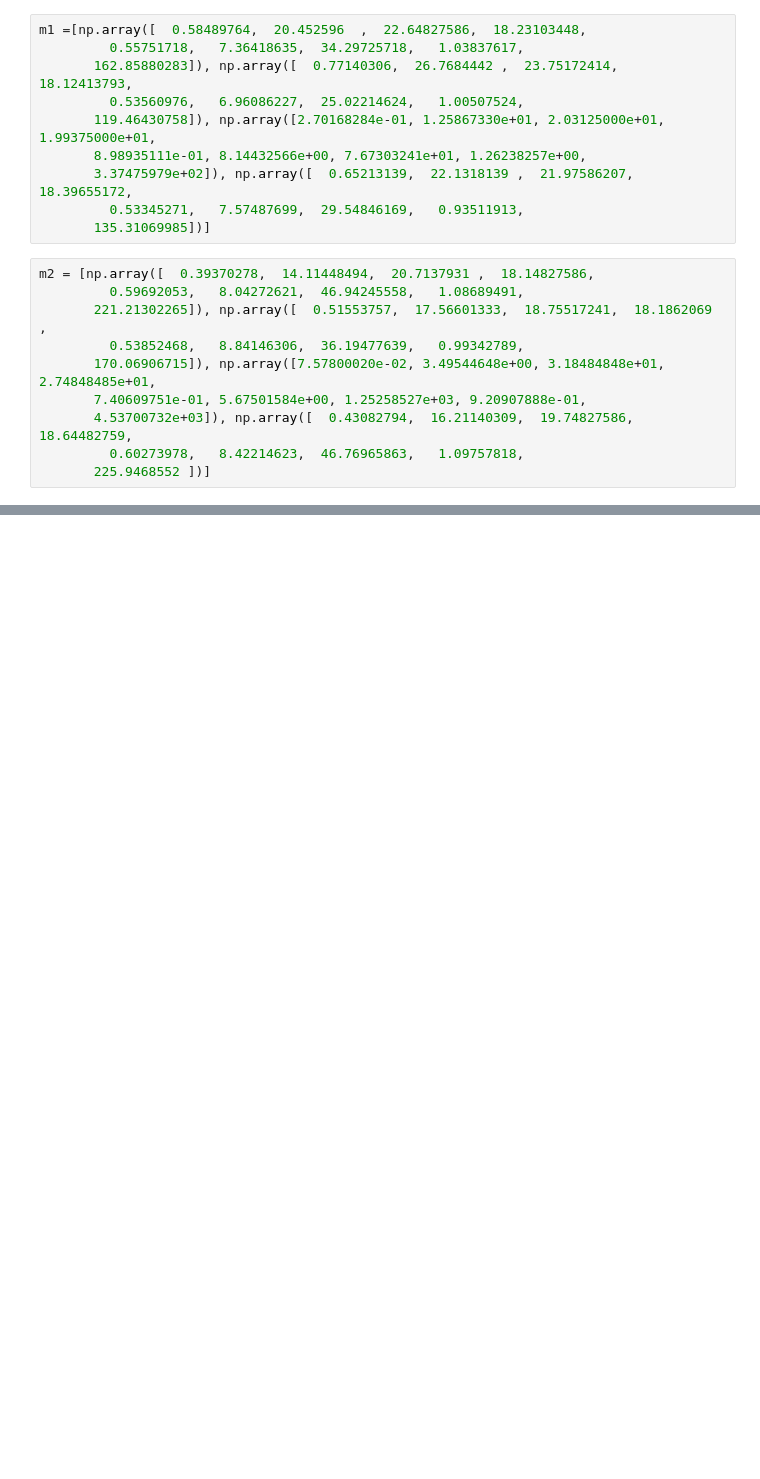
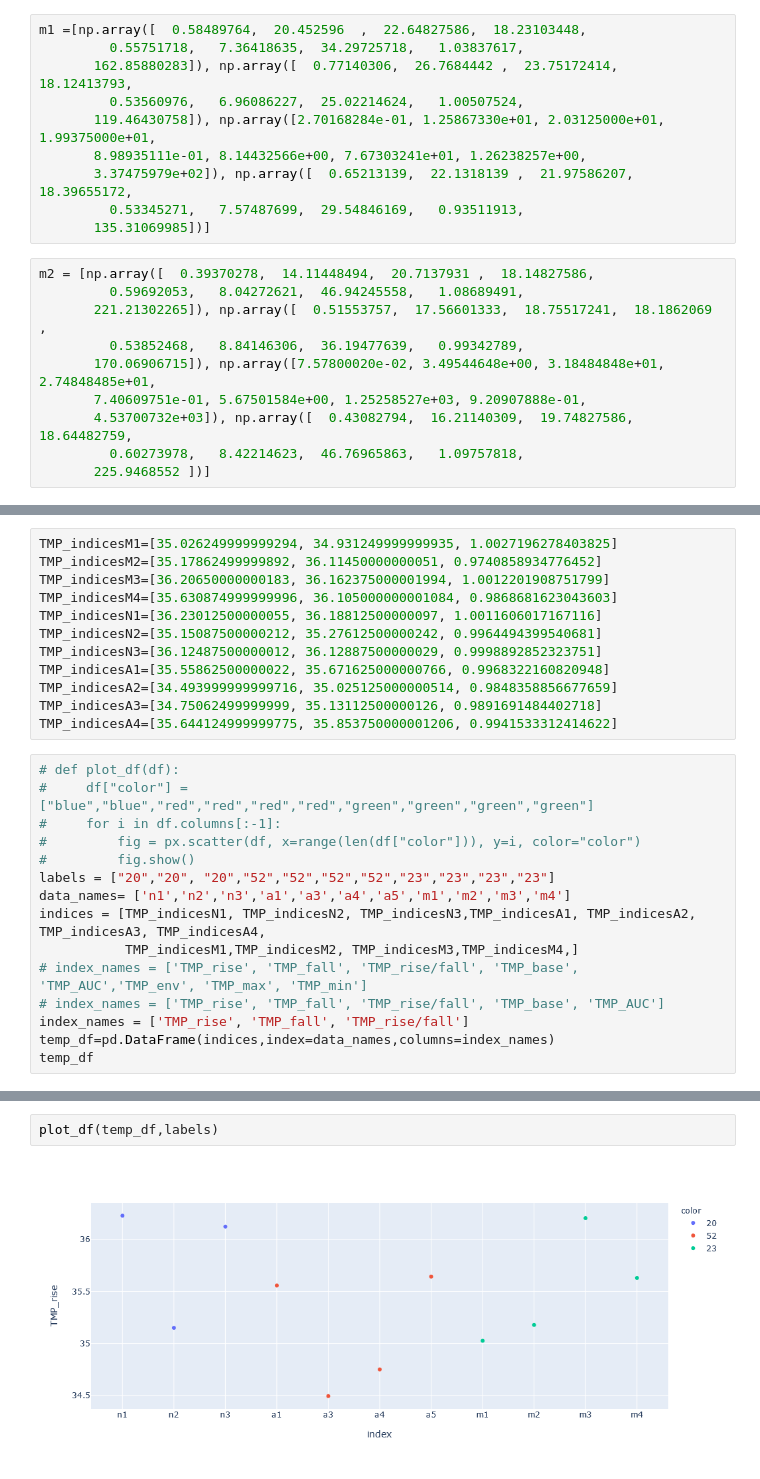
Before and after one commit to pulasthieka/fyp-system, a Jupyter notebook: SignalProcessing/5minute.ipynb, the cells around one changed output, grey strips where cells are left out. Saved outputs shown, nothing was run; the diff lists cells and outputs as text; blank space fills up the shorter version.

```diff
--- a/SignalProcessing/5minute.ipynb
+++ b/SignalProcessing/5minute.ipynb
@@ -150,0 +244,27 @@ plot_df(df['post_inds'])
+# %%
+TMP_indicesM1=[35.026249999999294, 34.931249999999935, 1.0027196278403825]
+TMP_indicesM2=[35.17862499999892, 36.11450000000051, 0.9740858934776452]
+TMP_indicesM3=[36.20650000000183, 36.162375000001994, 1.0012201908751799]
+TMP_indicesM4=[35.630874999999996, 36.105000000001084, 0.9868681623043603]
+TMP_indicesN1=[36.23012500000055, 36.18812500000097, 1.0011606017167116]
+TMP_indicesN2=[35.15087500000212, 35.27612500000242, 0.9964494399540681]
+TMP_indicesN3=[36.12487500000012, 36.12887500000029, 0.9998892852323751]
+TMP_indicesA1=[35.55862500000022, 35.671625000000766, 0.9968322160820948]
+TMP_indicesA2=[34.493999999999716, 35.025125000000514, 0.9848358856677659]
+TMP_indicesA3=[34.75062499999999, 35.13112500000126, 0.9891691484402718]
+TMP_indicesA4=[35.644124999999775, 35.853750000001206, 0.9941533312414622]
+# %%
+# def plot_df(df):
+#     df["color"] =["blue","blue","red","red","red","red","green","green","green","green"]
+#     for i in df.columns[:-1]:
+#         fig = px.scatter(df, x=range(len(df["color"])), y=i, color="color")
+#         fig.show()
+labels = ["20","20", "20","52","52","52","52","23","23","23","23"]
+data_names= ['n1','n2','n3','a1','a3','a4','a5','m1','m2','m3','m4']
+indices = [TMP_indicesN1, TMP_indicesN2, TMP_indicesN3,TMP_indicesA1, TMP_indicesA2, TMP_indicesA3, TMP_indicesA4,
+           TMP_indicesM1,TMP_indicesM2, TMP_indicesM3,TMP_indicesM4,]
+# index_names = ['TMP_rise', 'TMP_fall', 'TMP_rise/fall', 'TMP_base', 'TMP_AUC','TMP_env', 'TMP_max', 'TMP_min']
+# index_names = ['TMP_rise', 'TMP_fall', 'TMP_rise/fall', 'TMP_base', 'TMP_AUC']
+index_names = ['TMP_rise', 'TMP_fall', 'TMP_rise/fall']
+temp_df=pd.DataFrame(indices,index=data_names,columns=index_names)
+temp_df
@@ -150,0 +284,4 @@ plot_df(df['post_inds'])
+# %%
+plot_df(temp_df,labels)
+# %% [output]
+[figure, added]
```
Also changed, not shown: parts of 21 cells of this notebook, 3 other files.
